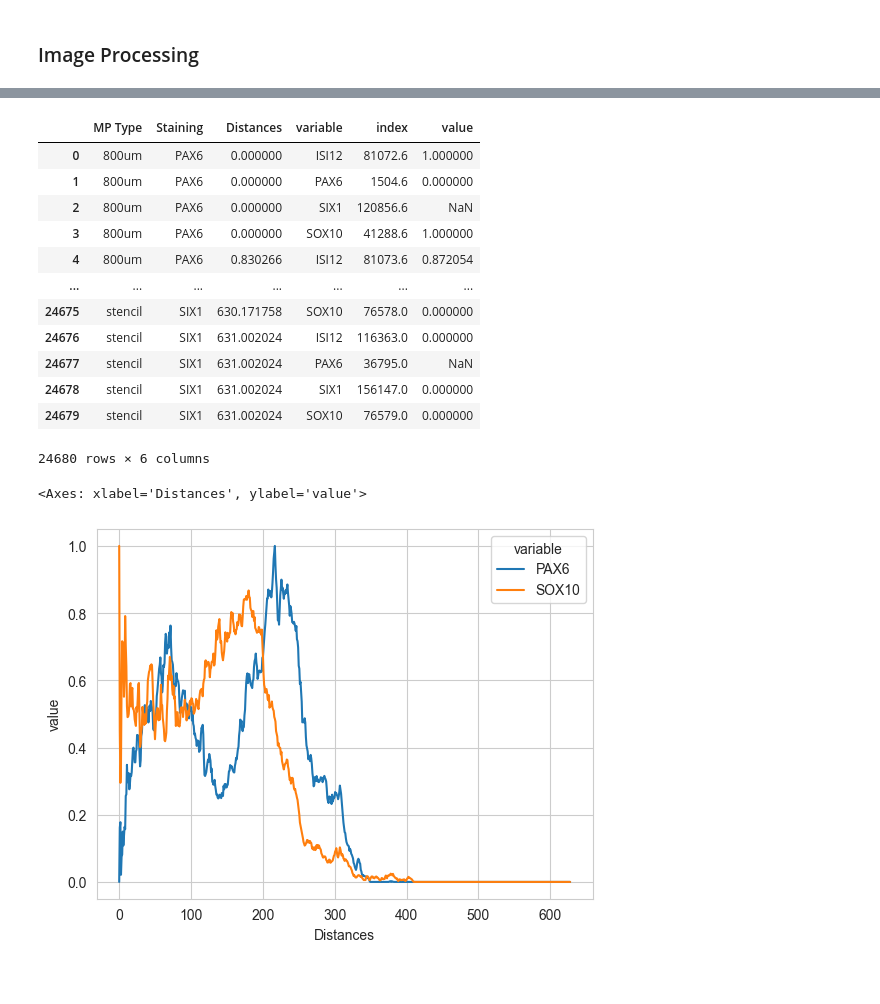
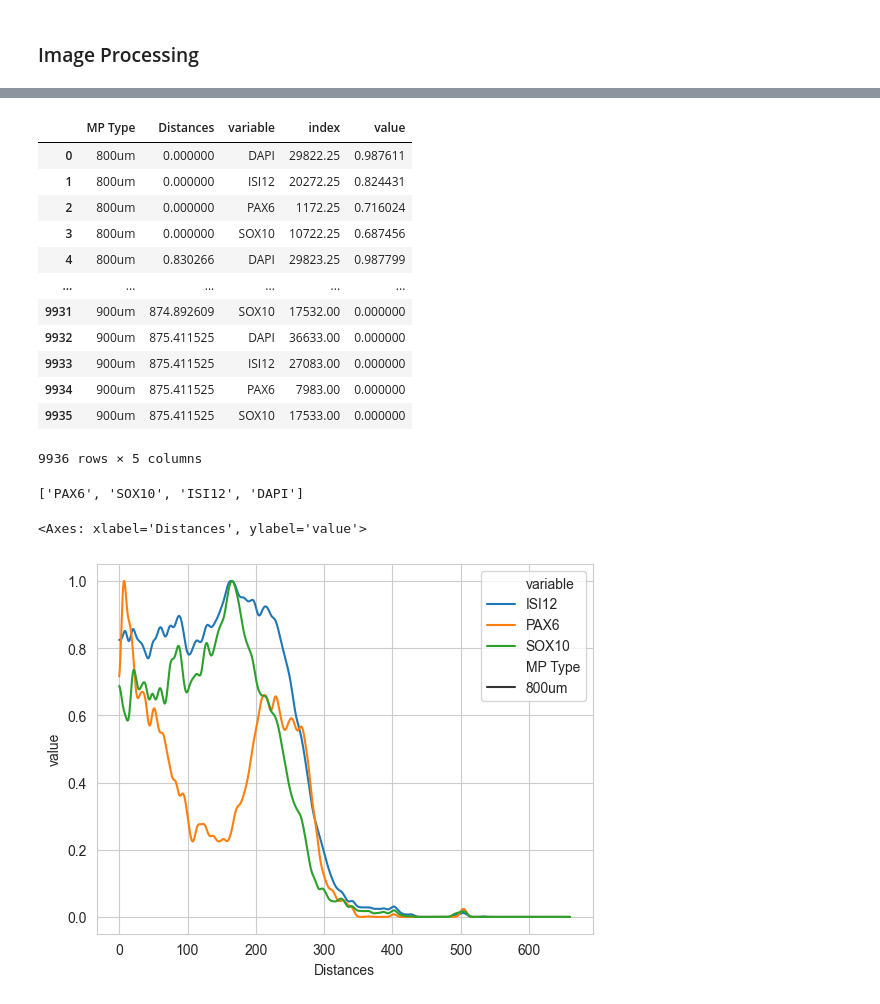
Before and after one commit to flotji-potji/micropattern_analysis, a Jupyter notebook: FS5_code_improvements.ipynb, the cells around one changed output, grey strips where cells are left out. Drawn from its saved outputs; the diff is of its cells as text; code cells hidden in the pictures.

Commit message:
[UPDATE] experiments updated to get some great plots

```diff
--- a/FS5_code_improvements.ipynb
+++ b/FS5_code_improvements.ipynb
@@ -149,3 +157,22 @@ New shape:      (4, 1024, 1024)
+# %%
+index_to_exclude = [0, 3]
+cur_images = delete_from_list(cur_images, index_to_exclude)
+cur_file_indexes = delete_from_list(cur_file_index, index_to_exclude)
+
+dapi_num = 1
+
+images_new.extend(list(map(
+    lambda x:
+    pipe(
+        x,
+        lambda f: apply_multiotsu_to_image(f, dapi_num),
+        lambda f: apply_multiotsu_to_channel(f, 0),
+        lambda f: apply_multiotsu_to_channel(f, 1),
+    ),
+    cur_images)
+))
+
+file_names_new.extend(get_items_from_index(file_names, cur_file_indexes))
 # %% [markdown]
 ### Image Processing
 # %%
@@ -163,7 +190,7 @@ def mp_type(file):
 # %%
 df = []
 
-for file, img in zip(file_names, v_new):
+for file, img in zip(file_names_new, images_new):
     df_mini = generate_data_frame(
         expand_coordinate_matrix(img[dapi_num]),
         img,
@@ -177,11 +204,8 @@ for file, img in zip(file_names, v_new):
     df.append(df_mini)
 
 df = pd.concat(df)
-# %%
-df.loc[df["SIX1"].isna(), "Staining"] = np.repeat("PAX6", df[df["SIX1"].isna()].shape[0])
-df.loc[df["PAX6"].isna(), "Staining"] = np.repeat("SIX1", df[df["PAX6"].isna()].shape[0])
 # %%
-df_long = pd.melt(df, id_vars=["Staining", "Distances", "MP Type"],
-                  value_vars=["PAX6", "SOX10", "ISI12", "SIX1"]).reset_index()
-df_long = df_long.groupby(["MP Type", "Staining", "Distances", "variable"]).mean()
+df_long = pd.melt(df, id_vars=["Distances", "MP Type"],
+                  value_vars=["PAX6", "SOX10", "ISI12", "DAPI"]).reset_index()
+df_long = df_long.groupby(["MP Type", "Distances", "variable"]).mean()
 df_long.reset_index(inplace=True)
@@ -200,35 +236,38 @@ def normalize_df(data, fil):
     return data
 # %%
 data_filter = np.column_stack((
-    np.repeat(np.array([["800um",], ["900um"]]), 8, axis=0),
-    np.tile(np.repeat(np.array([["PAX6", ], ["SIX1", ]]), 4), 2),
-    np.tile(["ISI12", "SOX10", "PAX6", "SIX1"], 4)
+    np.repeat(np.array([["800um",], ["900um"]]), 4, axis=0),
+    np.tile(["ISI12", "SOX10", "PAX6", "DAPI"], 2)
 ))
 normalize_df(df_long, data_filter)
 # %% [output]
-|  | MP Type | Staining | Distances | variable | index | value |
-| 0 | 800um | PAX6 | 0.000000 | ISI12 | 81072.6 | 1.000000 |
-| 1 | 800um | PAX6 | 0.000000 | PAX6 | 1504.6 | 0.000000 |
-| 2 | 800um | PAX6 | 0.000000 | SIX1 | 120856.6 | NaN |
-| 3 | 800um | PAX6 | 0.000000 | SOX10 | 41288.6 | 1.000000 |
-| 4 | 800um | PAX6 | 0.830266 | ISI12 | 81073.6 | 0.872054 |
-| ... | ... | ... | ... | ... | ... | ... |
-| 24675 | stencil | SIX1 | 630.171758 | SOX10 | 76578.0 | 0.000000 |
-| 24676 | stencil | SIX1 | 631.002024 | ISI12 | 116363.0 | 0.000000 |
-| 24677 | stencil | SIX1 | 631.002024 | PAX6 | 36795.0 | NaN |
-| 24678 | stencil | SIX1 | 631.002024 | SIX1 | 156147.0 | 0.000000 |
-| 24679 | stencil | SIX1 | 631.002024 | SOX10 | 76579.0 | 0.000000 |
+|  | MP Type | Distances | variable | index | value |
+| 0 | 800um | 0.000000 | DAPI | 29822.25 | 0.987611 |
+| 1 | 800um | 0.000000 | ISI12 | 20272.25 | 0.824431 |
+| 2 | 800um | 0.000000 | PAX6 | 1172.25 | 0.716024 |
+| 3 | 800um | 0.000000 | SOX10 | 10722.25 | 0.687456 |
+| 4 | 800um | 0.830266 | DAPI | 29823.25 | 0.987799 |
+| ... | ... | ... | ... | ... | ... |
+| 9931 | 900um | 874.892609 | SOX10 | 17532.00 | 0.000000 |
+| 9932 | 900um | 875.411525 | DAPI | 36633.00 | 0.000000 |
+| 9933 | 900um | 875.411525 | ISI12 | 27083.00 | 0.000000 |
+| 9934 | 900um | 875.411525 | PAX6 | 7983.00 | 0.000000 |
+| 9935 | 900um | 875.411525 | SOX10 | 17533.00 | 0.000000 |
-24680 rows × 6 columns
+9936 rows × 5 columns
+# %%
+gen_channel_names(file_names_new[0])
+# %% [output]
+['PAX6', 'SOX10', 'ISI12', 'DAPI']
 # %%
 data = df_long.loc[
-    (df_long["Staining"] == "PAX6") &
     (df_long["MP Type"] == "800um") &
-    (df_long["variable"].isin(["PAX6", "SOX10"]))
+    (df_long["variable"].isin(["PAX6", "ISI12", "SOX10"]))
 ]
 sns.lineplot(data=data,
              x="Distances",
              y="value",
+             style="MP Type",
              hue="variable")
 # %% [output]
 <Axes: xlabel='Distances', ylabel='value'>
-[figure, old version]
+[figure, new version]
```
Also changed, not shown: parts of 19 cells of this notebook, 2 other files.
